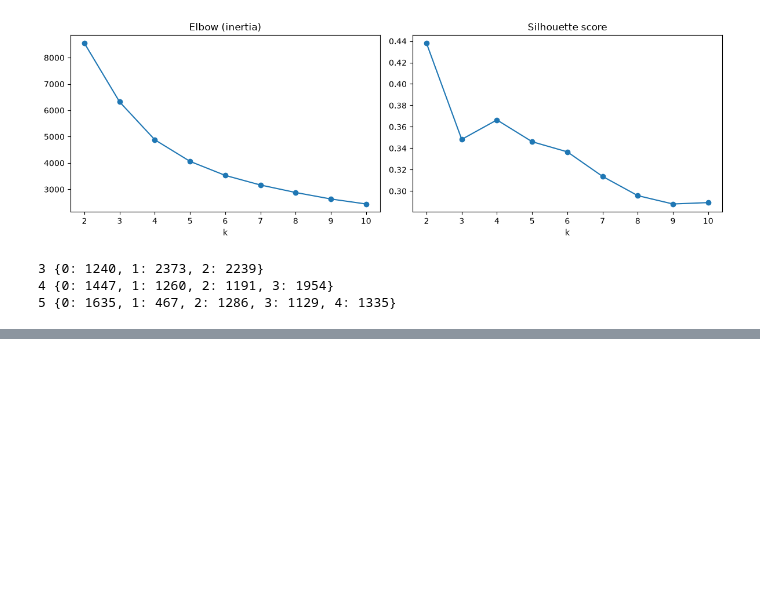
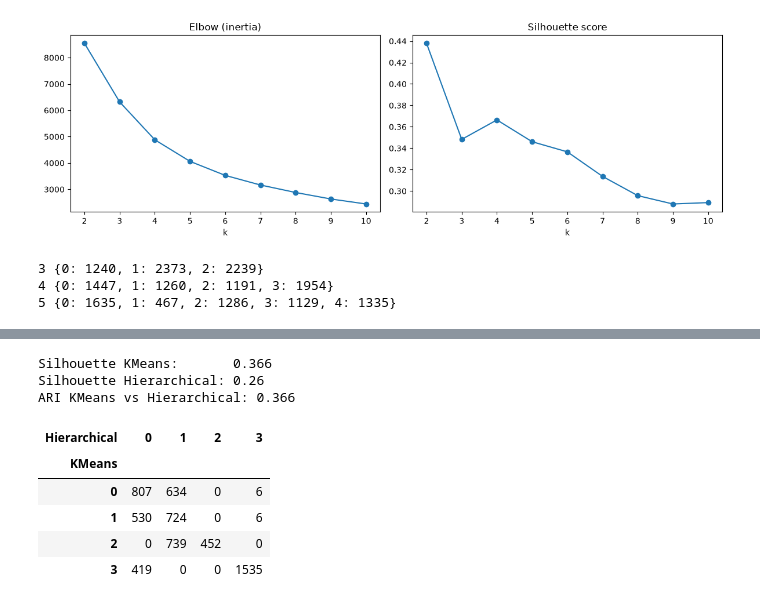
Before and after one commit to Dua-Gashi/online-retail-customer-analytics, a Jupyter notebook: notebooks/02_segmentation.ipynb, the cells around one changed output, grey strips where cells are left out. Saved outputs shown, nothing was run; the diff lists cells and outputs as text; code cells hidden in the pictures; blank space fills up the shorter version.

```diff
--- a/notebooks/02_segmentation.ipynb
+++ b/notebooks/02_segmentation.ipynb
@@ -153,0 +217,20 @@ for k in [3, 4, 5]:
+# %%
+k = 4
+_, km_labels = fit_kmeans(scaled, k)
+hc_labels = fit_hierarchical(scaled, k)
+
+print("Silhouette KMeans:      ", round(silhouette_score(scaled, km_labels), 3))
+print("Silhouette Hierarchical:", round(silhouette_score(scaled, hc_labels), 3))
+print("ARI KMeans vs Hierarchical:", round(adjusted_rand_score(km_labels, hc_labels), 3))
+
+pd.crosstab(km_labels, hc_labels, rownames=["KMeans"], colnames=["Hierarchical"])
+# %% [output]
+Silhouette KMeans:       0.366
+Silhouette Hierarchical: 0.26
+ARI KMeans vs Hierarchical: 0.366
+| Hierarchical | 0 | 1 | 2 | 3 |
+| KMeans |  |  |  |  |
+| 0 | 807 | 634 | 0 | 6 |
+| 1 | 530 | 724 | 0 | 6 |
+| 2 | 0 | 739 | 452 | 0 |
+| 3 | 419 | 0 | 0 | 1535 |
```
Also changed, not shown: parts of 6 cells of this notebook, 1 other file.
